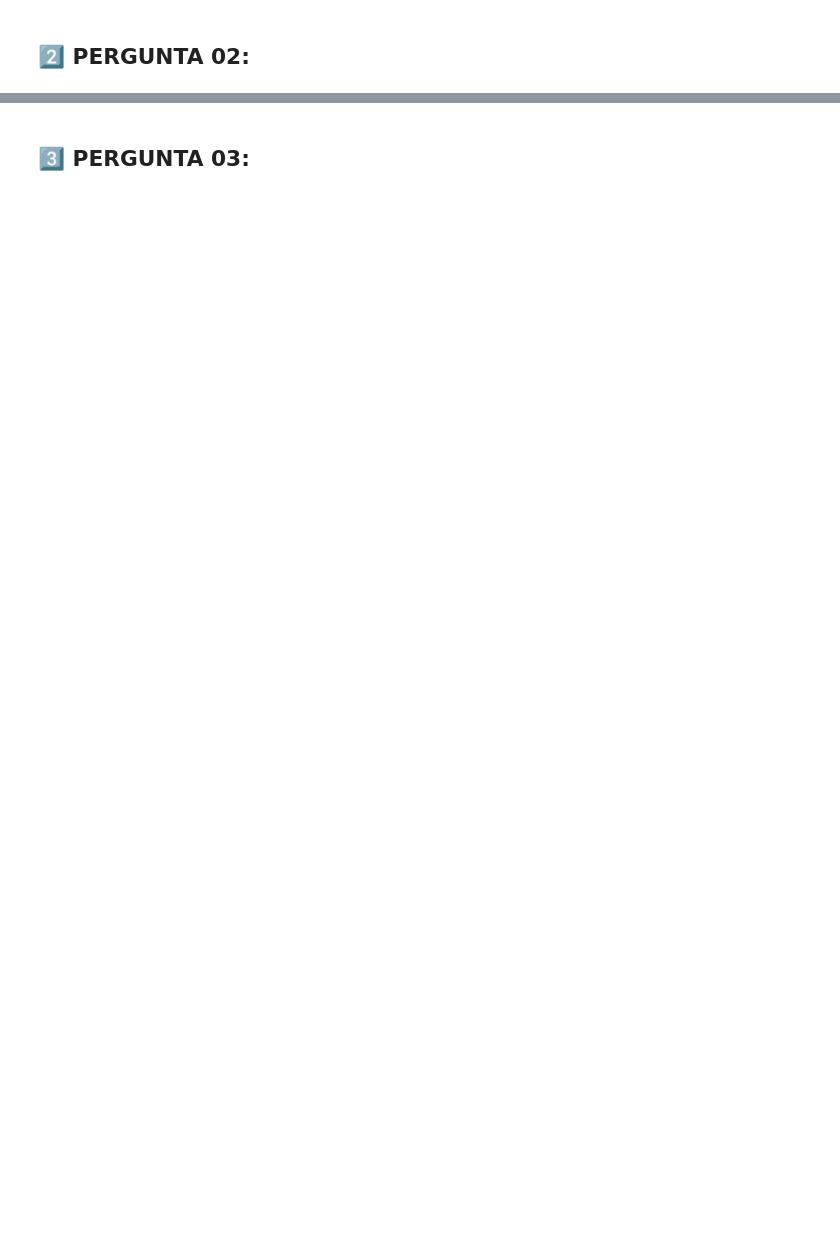
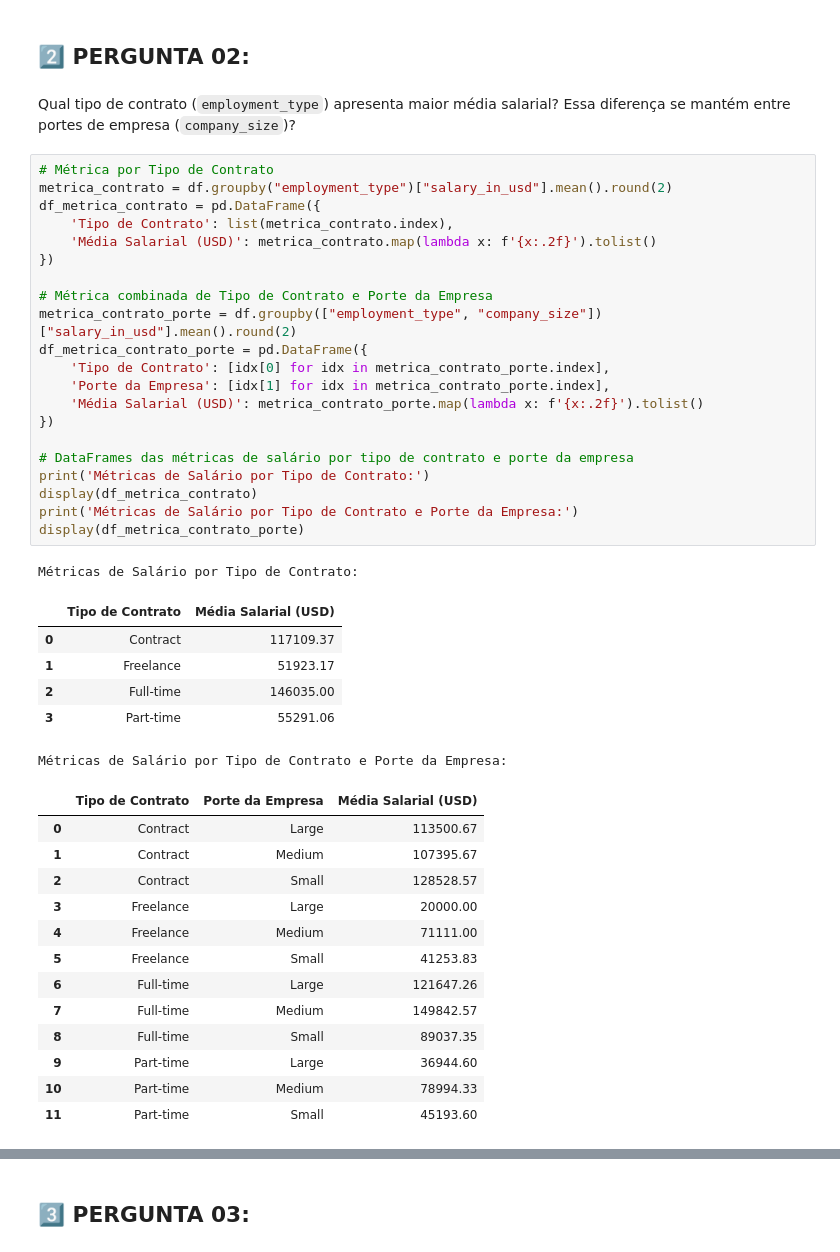
Before and after one commit to yRaffa/GS-2025-2_DataScience, a Jupyter notebook: GS-DataScience.ipynb, the cells around one changed output, grey strips where cells are left out. Saved outputs shown, nothing was run; the diff lists cells and outputs as text; blank space fills up the shorter version.

```diff
--- a/GS-DataScience.ipynb
+++ b/GS-DataScience.ipynb
@@ -387,2 +416,46 @@ O salário é fortemente influenciado por esses dois fatores: Nível de Experiê
 # %% [markdown]
 ## **2️⃣ PERGUNTA 02:**
+# %% [markdown]
+Qual tipo de contrato (`employment_type`) apresenta maior média salarial? Essa diferença se mantém entre portes de empresa (`company_size`)?
+# %%
+# Métrica por Tipo de Contrato
+metrica_contrato = df.groupby("employment_type")["salary_in_usd"].mean().round(2)
+df_metrica_contrato = pd.DataFrame({
+    'Tipo de Contrato': list(metrica_contrato.index),
+    'Média Salarial (USD)': metrica_contrato.map(lambda x: f'{x:.2f}').tolist()
+})
+
+# Métrica combinada de Tipo de Contrato e Porte da Empresa
+metrica_contrato_porte = df.groupby(["employment_type", "company_size"])["salary_in_usd"].mean().round(2)
+df_metrica_contrato_porte = pd.DataFrame({
+    'Tipo de Contrato': [idx[0] for idx in metrica_contrato_porte.index],
+    'Porte da Empresa': [idx[1] for idx in metrica_contrato_porte.index],
+    'Média Salarial (USD)': metrica_contrato_porte.map(lambda x: f'{x:.2f}').tolist()
+})
+
+# DataFrames das métricas de salário por tipo de contrato e porte da empresa
+print('Métricas de Salário por Tipo de Contrato:')
+display(df_metrica_contrato)
+print('Métricas de Salário por Tipo de Contrato e Porte da Empresa:')
+display(df_metrica_contrato_porte)
+# %% [output]
+Métricas de Salário por Tipo de Contrato:
+|  | Tipo de Contrato | Média Salarial (USD) |
+| 0 | Contract | 117109.37 |
+| 1 | Freelance | 51923.17 |
+| 2 | Full-time | 146035.00 |
+| 3 | Part-time | 55291.06 |
+Métricas de Salário por Tipo de Contrato e Porte da Empresa:
+|  | Tipo de Contrato | Porte da Empresa | Média Salarial (USD) |
+| 0 | Contract | Large | 113500.67 |
+| 1 | Contract | Medium | 107395.67 |
+| 2 | Contract | Small | 128528.57 |
+| 3 | Freelance | Large | 20000.00 |
+| 4 | Freelance | Medium | 71111.00 |
+| 5 | Freelance | Small | 41253.83 |
+| 6 | Full-time | Large | 121647.26 |
+| 7 | Full-time | Medium | 149842.57 |
+| 8 | Full-time | Small | 89037.35 |
+| 9 | Part-time | Large | 36944.60 |
+| 10 | Part-time | Medium | 78994.33 |
+| 11 | Part-time | Small | 45193.60 |
```
Also changed, not shown: parts of 15 cells of this notebook.
